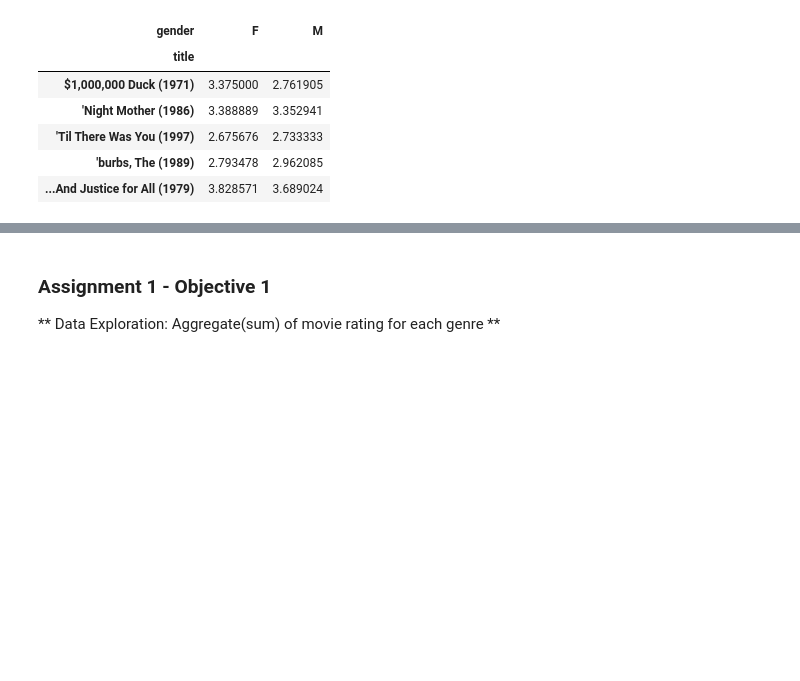
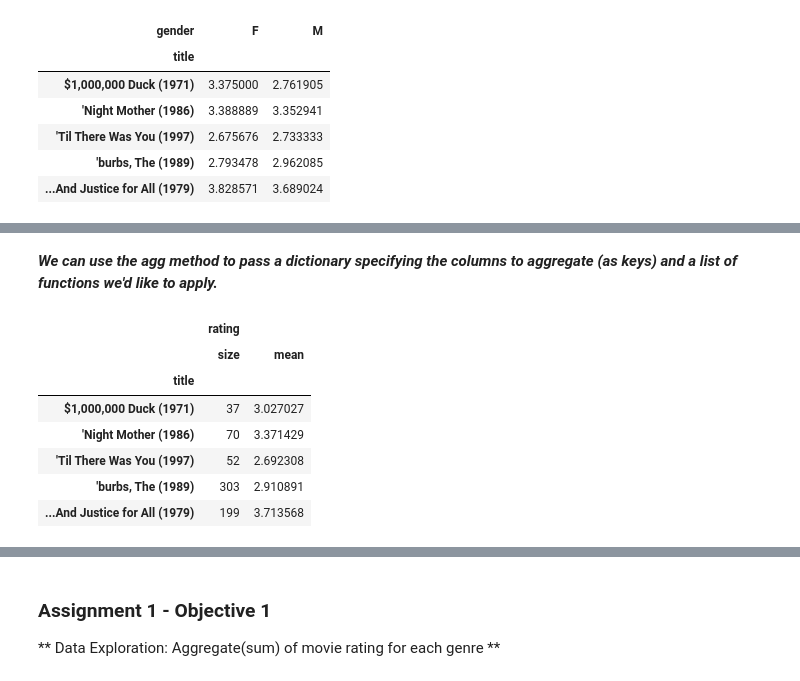
Before and after one commit to david-agumya/CS6220-Data-Mining, a Jupyter notebook: Assignment1.ipynb, the cells around one changed output, grey strips where cells are left out. Saved outputs shown, nothing was run; the diff lists cells and outputs as text; code cells hidden in the pictures; blank space fills up the shorter version.

```diff
--- a/Assignment1.ipynb
+++ b/Assignment1.ipynb
@@ -64,0 +140,14 @@ mean_ratings[:5]
+# %% [markdown]
+___We can use the agg method to pass a dictionary specifying the columns to aggregate (as keys) and a list of functions we'd like to apply.___
+# %%
+movie_stats = data.groupby('title').agg({'rating': [np.size, np.mean]})
+movie_stats.head()
+# %% [output]
+|  | rating |  |
+|  | size | mean |
+| title |  |  |
+| $1,000,000 Duck (1971) | 37 | 3.027027 |
+| 'Night Mother (1986) | 70 | 3.371429 |
+| 'Til There Was You (1997) | 52 | 2.692308 |
+| 'burbs, The (1989) | 303 | 2.910891 |
+| ...And Justice for All (1979) | 199 | 3.713568 |
```
Also changed, not shown: parts of 25 cells of this notebook.
